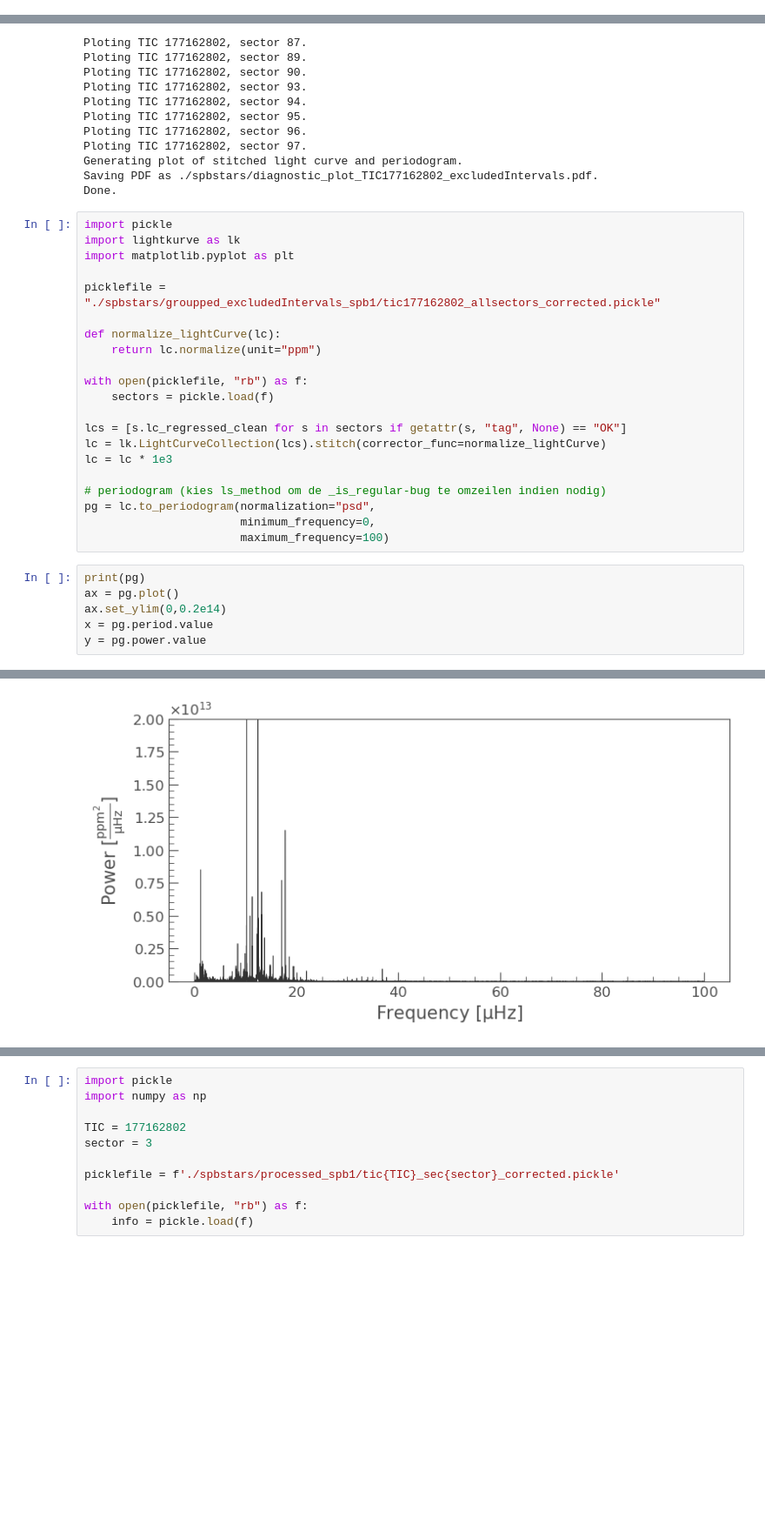
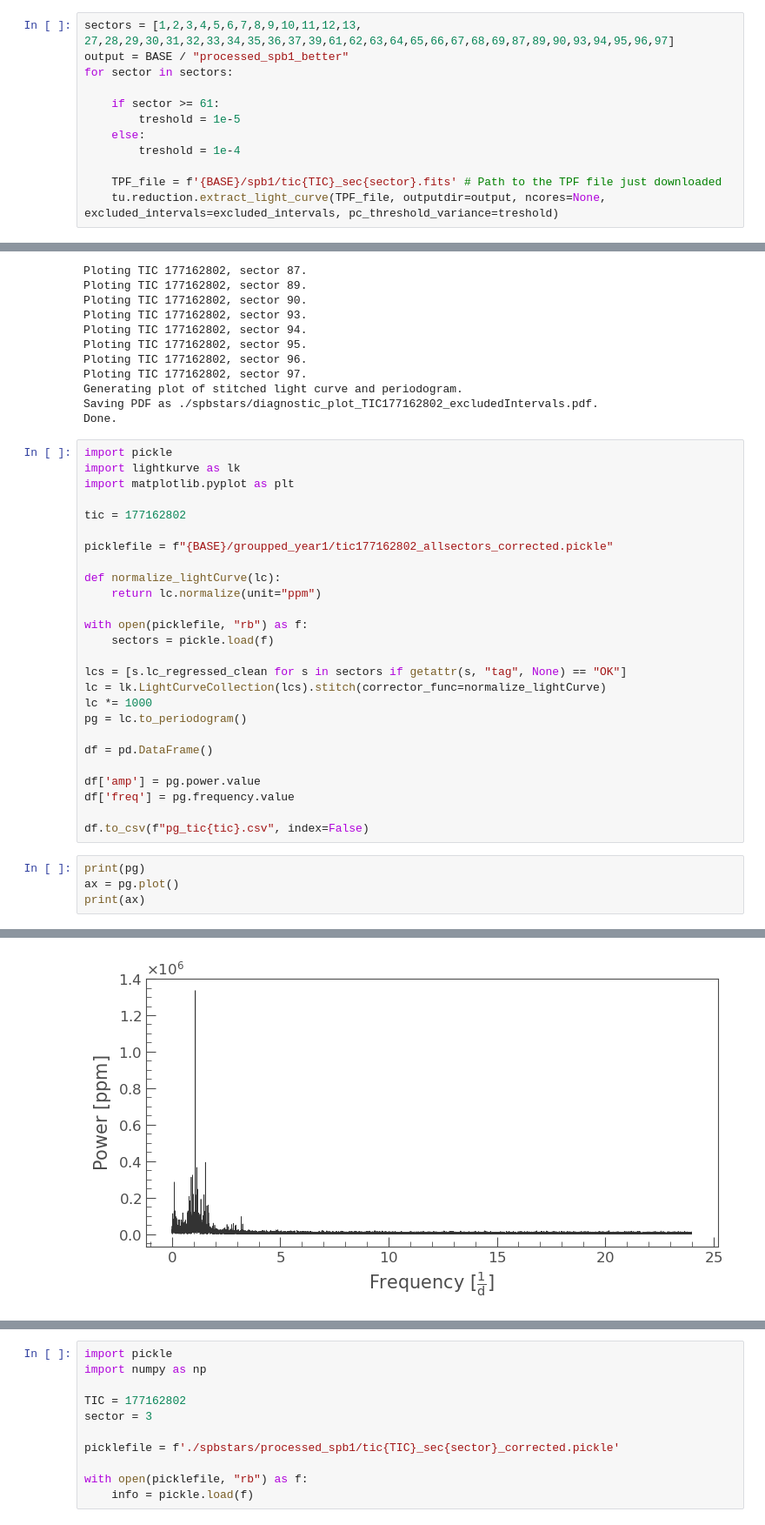
Before and after one commit to Professor-64/SPB-astroseismology, a Jupyter notebook: dataSPB1.ipynb, the cells around one changed output, grey strips where cells are left out. Shown at 87% size. Saved outputs shown, nothing was run; the diff lists cells and outputs as text; blank space fills up the shorter version.

```diff
--- a/dataSPB1.ipynb
+++ b/dataSPB1.ipynb
@@ -57,3 +57,15 @@ excluded_intervals[93] = [(3838.2, 3838.4)*u.day,
 excluded_intervals[94] = [(3875.9, 3876.1)*u.day]
 
 excluded_intervals[97] = [(3941.9, 3942.4)*u.day]
+# %%
+sectors = [1,2,3,4,5,6,7,8,9,10,11,12,13, 27,28,29,30,31,32,33,34,35,36,37,39,61,62,63,64,65,66,67,68,69,87,89,90,93,94,95,96,97]
+output = BASE / "processed_spb1_better"
+for sector in sectors:
+
+    if sector >= 61:
+        treshold = 1e-5
+    else:
+        treshold = 1e-4
+
+    TPF_file = f'{BASE}/spb1/tic{TIC}_sec{sector}.fits' # Path to the TPF file just downloaded
+    tu.reduction.extract_light_curve(TPF_file, outputdir=output, ncores=None, excluded_intervals=excluded_intervals, pc_threshold_variance=treshold)
@@ -279,7 +329,9 @@ import pickle
 import lightkurve as lk
 import matplotlib.pyplot as plt
 
-picklefile = "./spbstars/groupped_excludedIntervals_spb1/tic177162802_allsectors_corrected.pickle"
+tic = 177162802
+
+picklefile = f"{BASE}/groupped_year1/tic177162802_allsectors_corrected.pickle"
 
 def normalize_lightCurve(lc):
     return lc.normalize(unit="ppm")
@@ -289,17 +341,18 @@ with open(picklefile, "rb") as f:
 
 lcs = [s.lc_regressed_clean for s in sectors if getattr(s, "tag", None) == "OK"]
 lc = lk.LightCurveCollection(lcs).stitch(corrector_func=normalize_lightCurve)
-lc = lc * 1e3
+lc *= 1000
+pg = lc.to_periodogram()
 
-# periodogram (kies ls_method om de _is_regular-bug te omzeilen indien nodig)
-pg = lc.to_periodogram(normalization="psd",
-                       minimum_frequency=0,
-                       maximum_frequency=100)
+df = pd.DataFrame()
+
+df['amp'] = pg.power.value
+df['freq'] = pg.frequency.value
+
+df.to_csv(f"pg_tic{tic}.csv", index=False)
 # %%
 print(pg)
 ax = pg.plot()
-ax.set_ylim(0,0.2e14)
-x = pg.period.value
-y = pg.power.value
+print(ax)
 # %% [output]
 LombScarglePeriodogram(ID: )
@@ -306 +360 @@ LombScarglePeriodogram(ID: )
-[figure, old version]
+[figure, new version]
```
Also changed, not shown: parts of 9 cells of this notebook, 9 other files.
